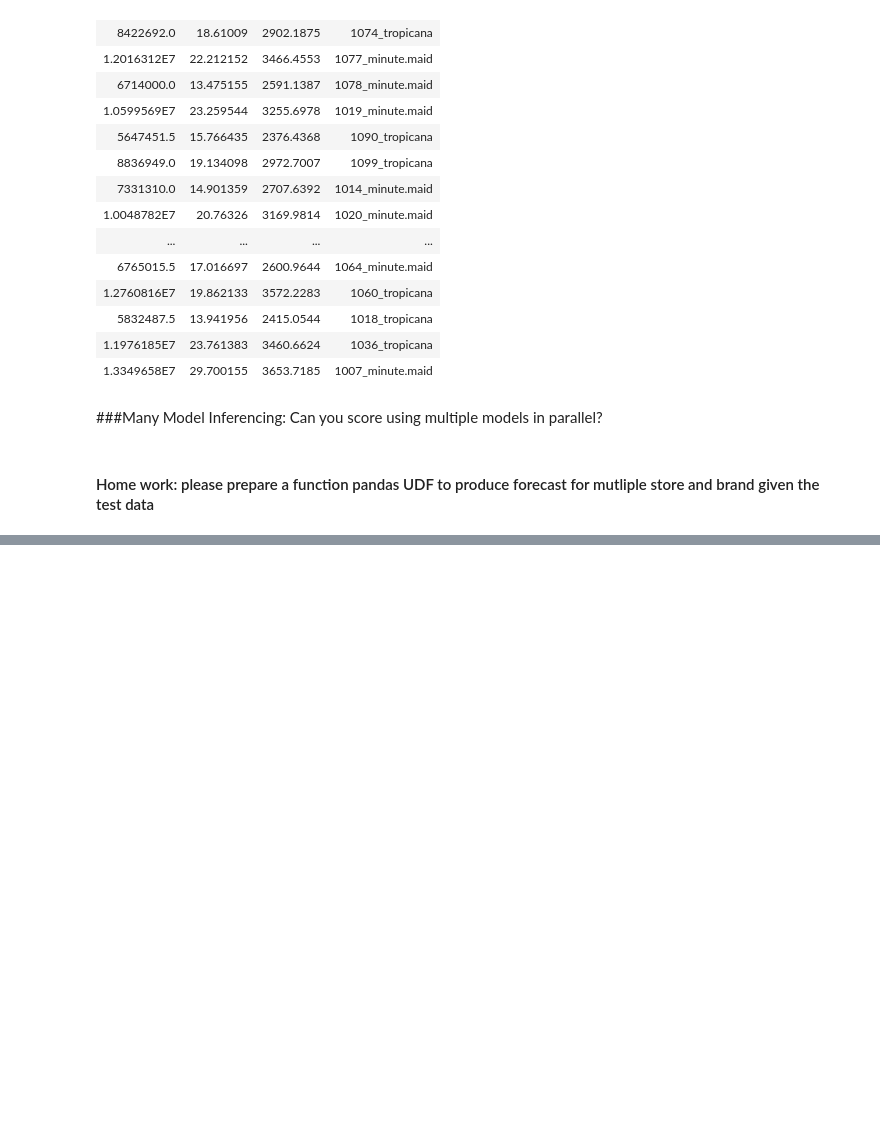
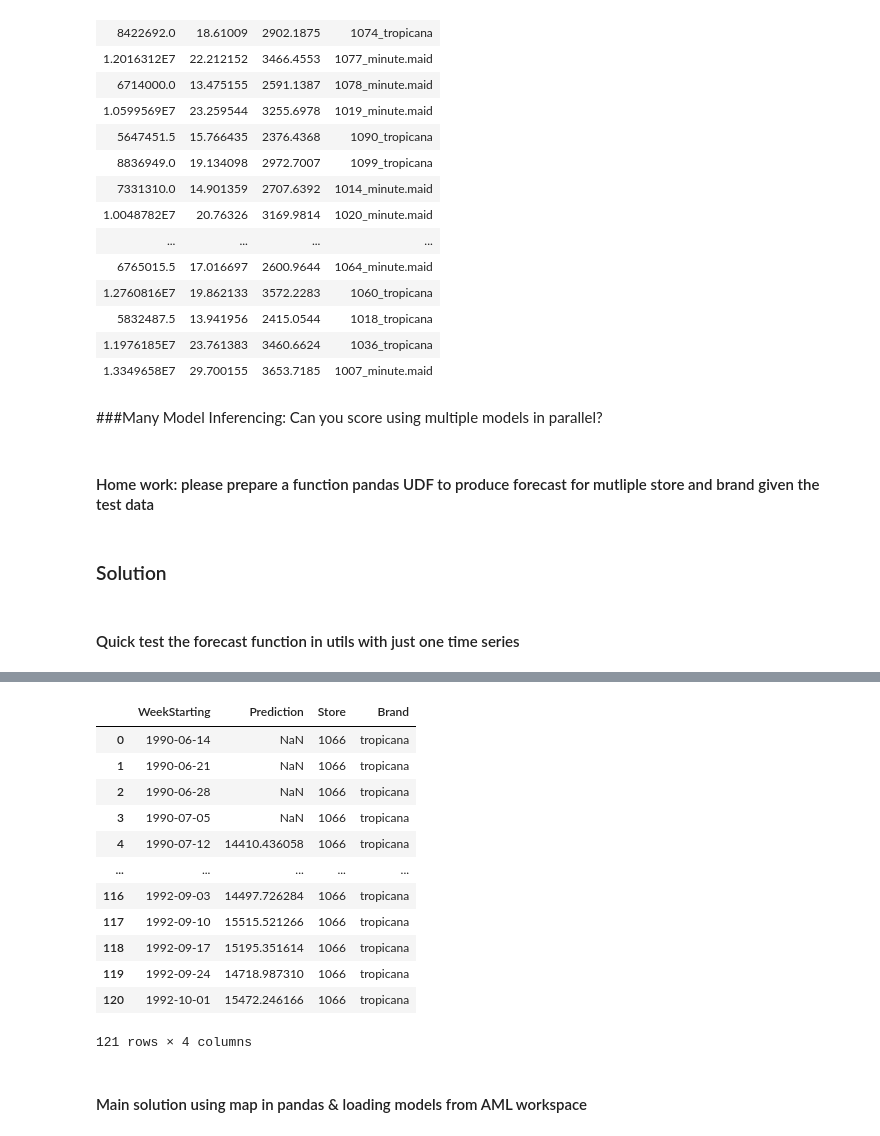
Before and after one commit to james-tn/Many-Models, a Jupyter notebook: code/many_models_spark.ipynb, the cells around one changed output, grey strips where cells are left out. Drawn from its saved outputs; the diff is of its cells as text; code cells hidden in the pictures; blank space fills up the shorter version.

Commit message:
Adding solution to multimodel scoring

```diff
--- a/code/many_models_spark.ipynb
+++ b/code/many_models_spark.ipynb
@@ -372,3 +372,15 @@ display(result)
 ###Many Model Inferencing: Can you score using multiple models in parallel?
 # %% [markdown]
 #### Home work: please prepare a function pandas UDF to produce forecast for mutliple store and brand given the test data
+# %% [markdown]
+### Solution
+# %% [markdown]
+#### Quick test the forecast function in utils with just one time series
+# %%
+#Test forecast for one time series, need to run command 27-30 first
+ts_id_dict = {id_col: str(data[id_col].iloc[0]) for id_col in timeseries_id_columns}
+forecasts=forecaster.forecast(data)
+prediction_df = forecasts.to_frame(name='Prediction')
+prediction_df =prediction_df.reset_index().assign(**ts_id_dict)
+prediction_df
+# %% [output]
@@ -374,0 +388,15 @@ display(result)
+|  | WeekStarting | Prediction | Store | Brand |
+| 0 | 1990-06-14 | NaN | 1066 | tropicana |
+| 1 | 1990-06-21 | NaN | 1066 | tropicana |
+| 2 | 1990-06-28 | NaN | 1066 | tropicana |
+| 3 | 1990-07-05 | NaN | 1066 | tropicana |
+| 4 | 1990-07-12 | 14410.436058 | 1066 | tropicana |
+| ... | ... | ... | ... | ... |
+| 116 | 1992-09-03 | 14497.726284 | 1066 | tropicana |
+| 117 | 1992-09-10 | 15515.521266 | 1066 | tropicana |
+| 118 | 1992-09-17 | 15195.351614 | 1066 | tropicana |
+| 119 | 1992-09-24 | 14718.987310 | 1066 | tropicana |
+| 120 | 1992-10-01 | 15472.246166 | 1066 | tropicana |
+121 rows × 4 columns
+# %% [markdown]
+#### Main solution using map in pandas & loading models from AML workspace
```
Also changed, not shown: parts of 6 cells of this notebook.
